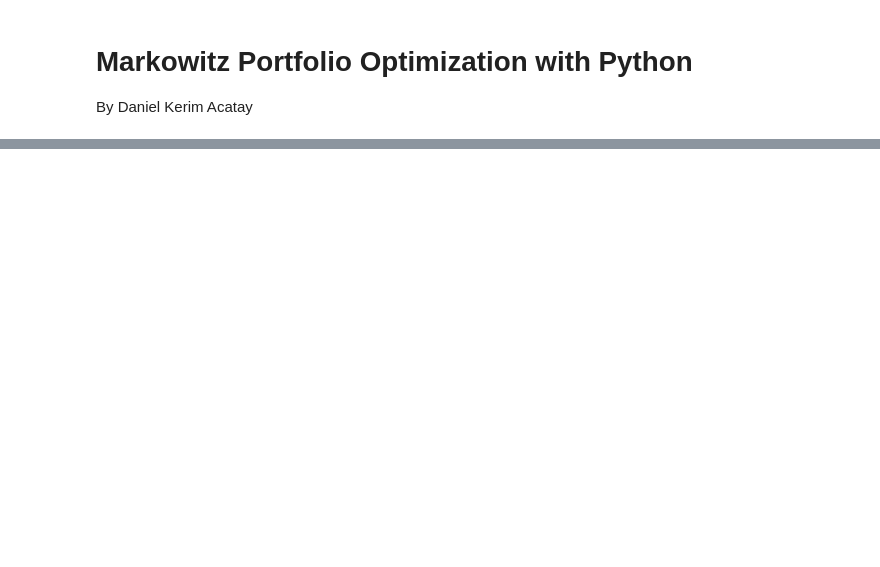
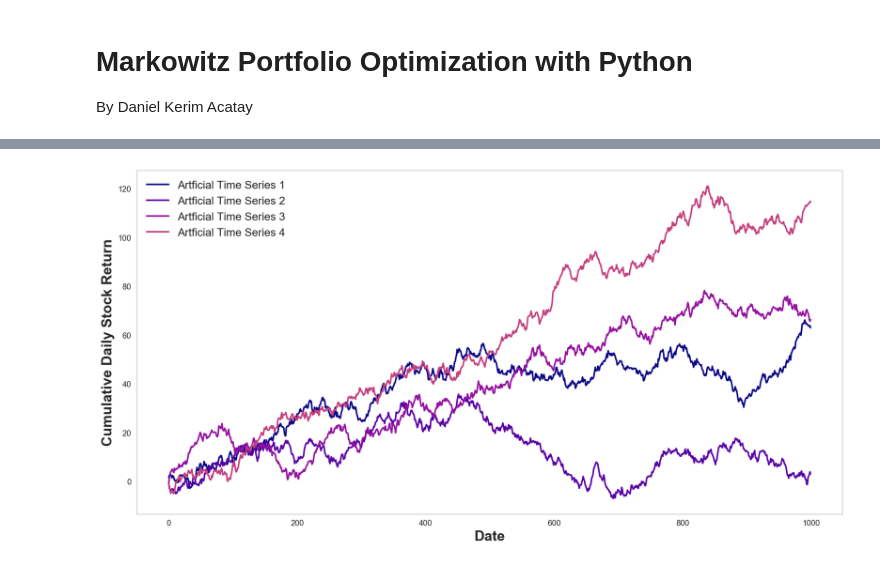
Before and after one commit to dacatay/quant-finance, a Jupyter notebook: 01_Portfolio_Optimization.ipynb, the cells around one changed output, grey strips where cells are left out. Saved outputs shown, nothing was run; the diff lists cells and outputs as text; code cells hidden in the pictures; blank space fills up the shorter version.

```diff
--- a/01_Portfolio_Optimization.ipynb
+++ b/01_Portfolio_Optimization.ipynb
@@ -68,0 +111,13 @@ Use <code>pandas_datareader</code> to access the API of financial data providers
+# %%
+# get colormap
+colors = plt.cm.plasma(np.linspace(0,3,20))
+
+# plot cumulative sums
+for i in range(artificial_returns.shape[1]):
+    plt.plot(artificial_returns.T[i].cumsum(), color=colors[i], label='Artficial Time Series {}'.format(i + 1));
+plt.legend(loc='best');
+plt.xlabel('Date');
+plt.ylabel('Cumulative Daily Stock Return');
+plt.show()
+# %% [output]
+[figure, added]
```
Also changed, not shown: parts of 43 cells of this notebook.
